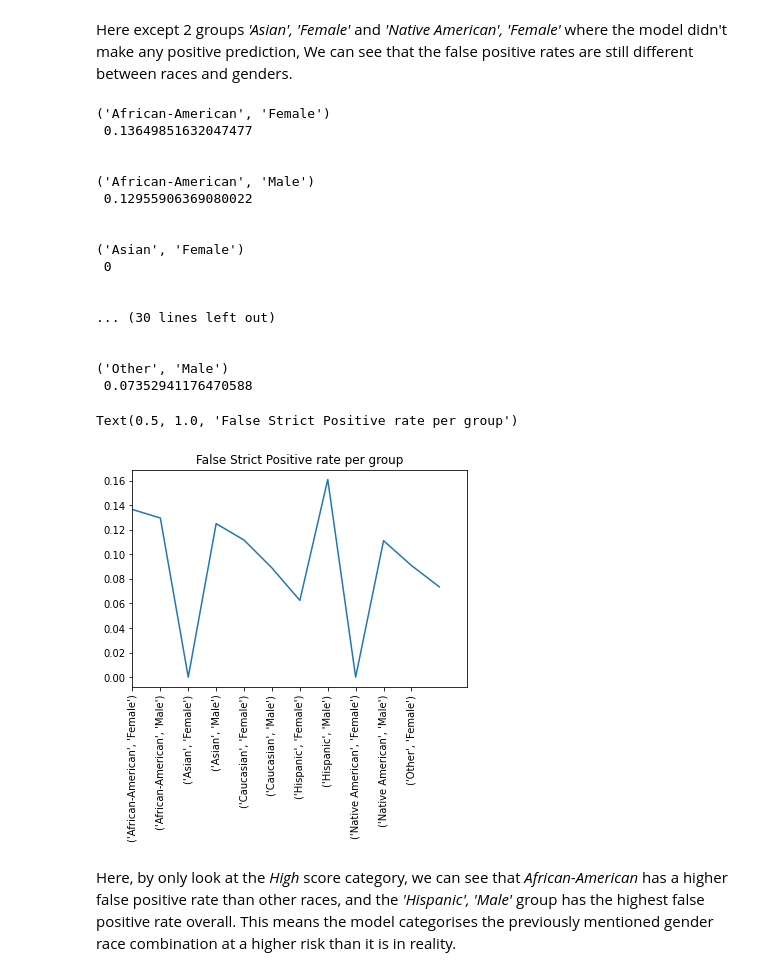
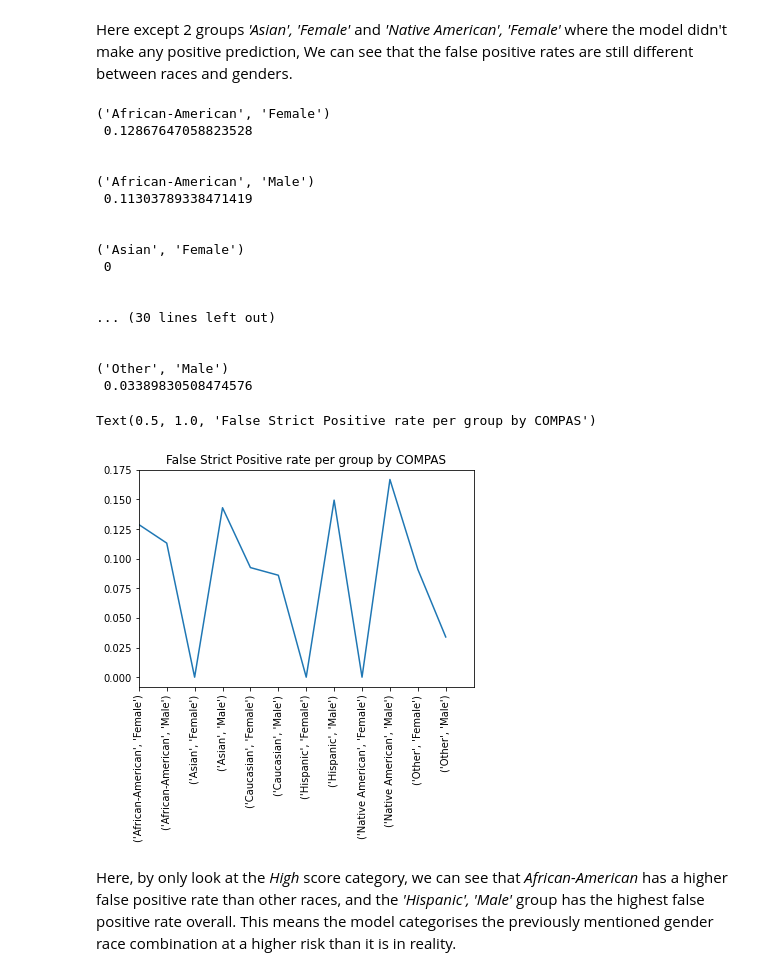
Before and after one commit to Adrieennn/compas_exploration, a Jupyter notebook: compas_exploration_students.ipynb, the cells around one changed output. Cells and saved outputs as stored; diff of their text form; code cells hidden in the pictures.

Commit message:
finish accurecy FP FN

```diff
--- a/compas_exploration_students.ipynb
+++ b/compas_exploration_students.ipynb
@@ -450,23 +444,24 @@ As we can see in the graph, the accuracy is not homogeneous among races and gend
 # %% [markdown]
 - What about false positives and false negatives?
 # %%
-keys=[]
-acc_list=[]
-for key, item in stat:
-    keys.append(key)
-    stat_group=stat.get_group(key)
-    FPos=stat_group[(((df.score_text=='High') | (df.score_text=='Medium')) & (stat_group.two_year_recid==0))].count()['score_text']
-    Pos=stat_group[((df.score_text=='High') | (df.score_text=='Medium'))].count()['score_text']
-    if FPos==0 :
-        accurecy = 0
-    else:
-        accurecy=FPos/Pos
-    print(key,'\n',accurecy, '\n\n')
-    acc_list.append(accurecy)
+FP_list_compas=[]
 
-plt.plot(acc_list)
+def make_FP_list(FP_list,stat):
+    for key, item in stat:
+        stat_group=stat.get_group(key)
+        FPos=stat_group[(((df.score_text=='High') | (df.score_text=='Medium')) & (stat_group.two_year_recid==0))].count()['score_text']
+        Pos=stat_group[((df.score_text=='High') | (df.score_text=='Medium'))].count()['score_text']
+        if FPos==0 :
+            accurecy = 0
+        else:
+            accurecy=FPos/Pos
+        print(key,'\n',accurecy, '\n\n')
+        FP_list_compas.append(accurecy)
+
+make_FP_list(FP_list_compas,stat)
+plt.plot(FP_list_compas)
 plt.xlim(0,12)
-plt.xticks(range(0, 11),keys,rotation=90)
-plt.title("False Positive rate per group")
+plt.xticks(range(0, 12),keys,rotation=90)
+plt.title("False Positive rate per group by COMPAS")
 # %% [output]
 ('African-American', 'Female')
@@ -491,44 +486,42 @@ Text(0.5, 1.0, 'False Positive rate per group')
 # %% [markdown]
 Here except 2 groups *'Asian', 'Female'* and *'Native American', 'Female'* where the model didn't make any positive prediction, We can see that the false positive rates are still different between races and genders.
 # %%
-keys=[]
-acc_list=[]
+strictFP_list_compas=[]
 for key, item in stat:
-    keys.append(key)
     stat_group=stat.get_group(key)
     FPos=stat_group[(((df.score_text=='High')) & (stat_group.two_year_recid==0))].count()['score_text']
     Pos=stat_group[((df.score_text=='High') | (df.score_text=='Medium'))].count()['score_text']
     if FPos==0 :
         accurecy = 0
     else:
         accurecy=FPos/Pos
     print(key,'\n',accurecy, '\n\n')
-    acc_list.append(accurecy)
+    strictFP_list_compas.append(accurecy)
 
-plt.plot(acc_list)
+plt.plot(strictFP_list_compas)
 plt.xlim(0,12)
-plt.xticks(range(0, 11),keys,rotation=90)
-plt.title("False Strict Positive rate per group")
+plt.xticks(range(0, 12),keys,rotation=90)
+plt.title("False Strict Positive rate per group by COMPAS")
 # %% [output]
 ('African-American', 'Female')
- 0.13649851632047477
+ 0.12867647058823528
 
 
 ('African-American', 'Male')
- 0.12955906369080022
+ 0.11303789338471419
 
 
 ('Asian', 'Female')
  0
 
 
 ... (30 lines left out)
 
 
 ('Other', 'Male')
- 0.07352941176470588
+ 0.03389830508474576
-Text(0.5, 1.0, 'False Strict Positive rate per group')
+Text(0.5, 1.0, 'False Strict Positive rate per group by COMPAS')
-[figure, old version]
+[figure, new version]
 # %% [markdown]
 Here, by only look at the *High* score category, we can see that *African-American* has a higher false positive rate than other races, and the *'Hispanic', 'Male'* group has the highest false positive rate overall. This means the model categorises the previously mentioned gender race combination at a higher risk than it is in reality.
 # %%
```
Also changed, not shown: parts of 71 cells of this notebook.
